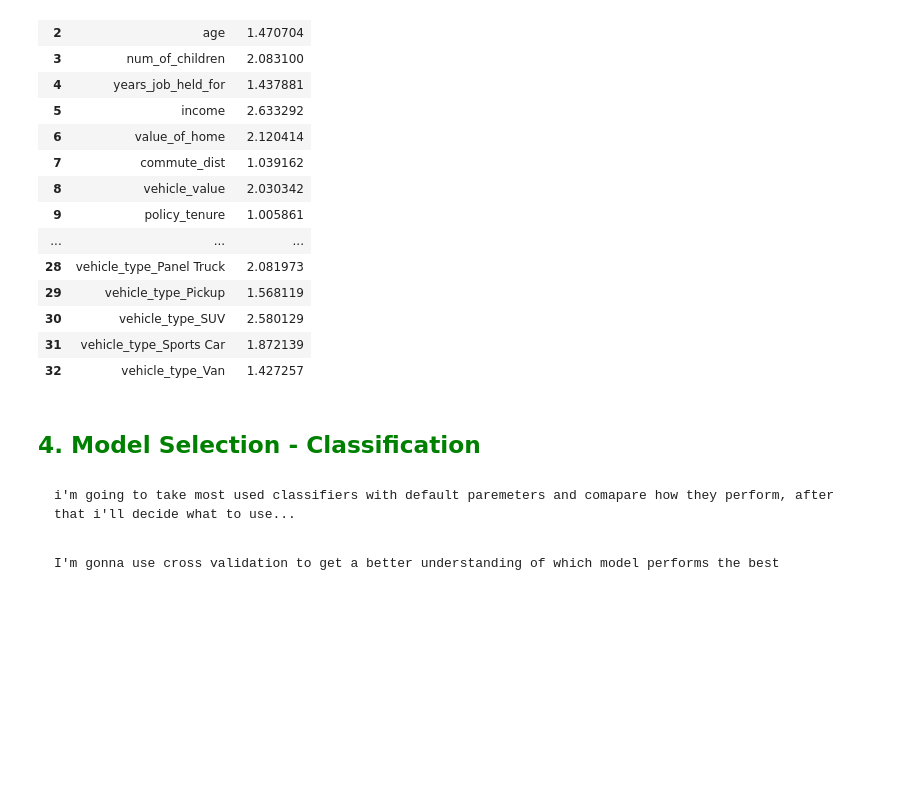
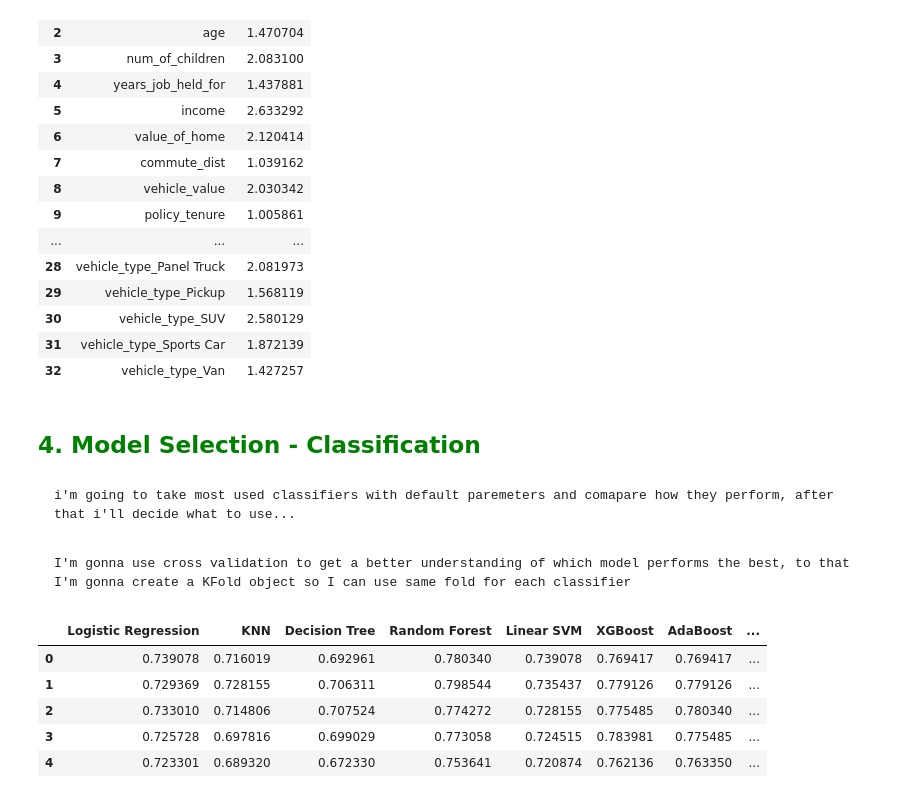
Before and after one commit to shafnybuilds/Car_Insurance_Claim_Prediction, a Jupyter notebook: Scripts/main.ipynb, the cells around one changed output. Cells and saved outputs as stored; diff of their text form; code cells hidden in the pictures; blank space fills up the shorter version.

```diff
--- a/Scripts/main.ipynb
+++ b/Scripts/main.ipynb
@@ -740,4 +740,4 @@ clfs = [
     ("CatBoost", CatBoostClassifier(random_state=42, verbose=0)),
 ]
 # %% [markdown]
-    I'm gonna use cross validation to get a better understanding of which model performs the best
+    I'm gonna use cross validation to get a better understanding of which model performs the best, to that I'm gonna create a KFold object so I can use same fold for each classifier
@@ -743,0 +757,9 @@ clfs = [
+# %%
+cv_scores_df.head()
+# %% [output]
+|  | Logistic Regression | KNN | Decision Tree | Random Forest | Linear SVM | XGBoost | AdaBoost | ... |
+| 0 | 0.739078 | 0.716019 | 0.692961 | 0.780340 | 0.739078 | 0.769417 | 0.769417 | ... |
+| 1 | 0.729369 | 0.728155 | 0.706311 | 0.798544 | 0.735437 | 0.779126 | 0.779126 | ... |
+| 2 | 0.733010 | 0.714806 | 0.707524 | 0.774272 | 0.728155 | 0.775485 | 0.780340 | ... |
+| 3 | 0.725728 | 0.697816 | 0.699029 | 0.773058 | 0.724515 | 0.783981 | 0.775485 | ... |
+| 4 | 0.723301 | 0.689320 | 0.672330 | 0.753641 | 0.720874 | 0.762136 | 0.763350 | ... |
```
Also changed, not shown: parts of 14 cells of this notebook, 4 other files.
